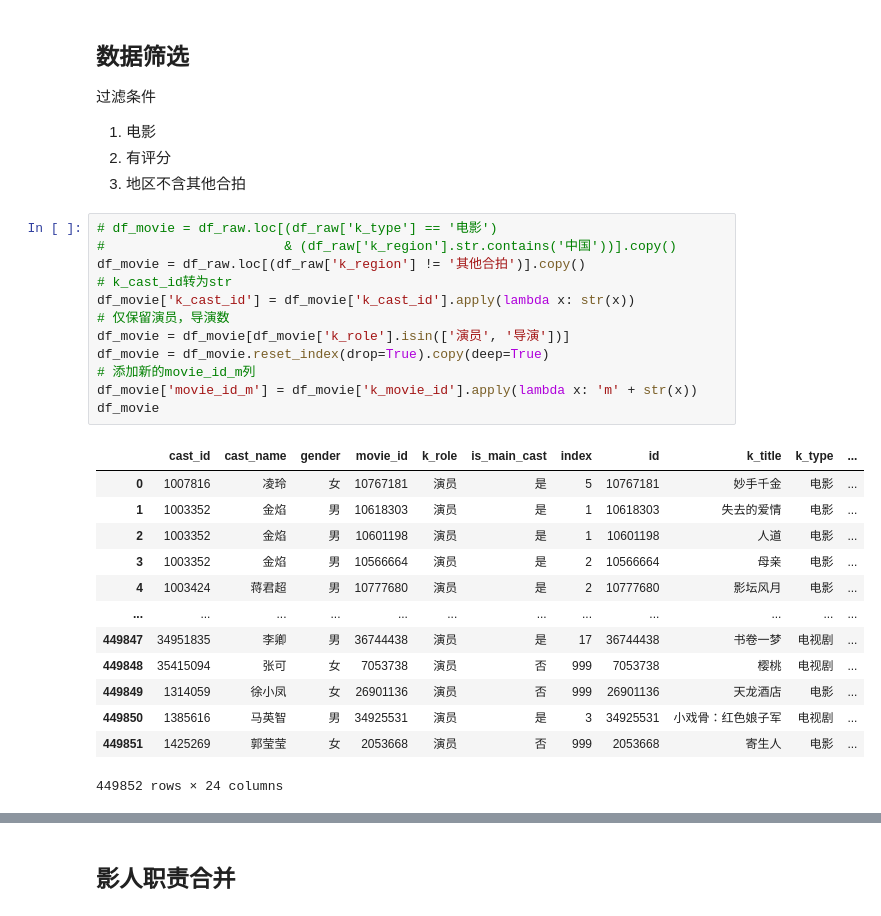
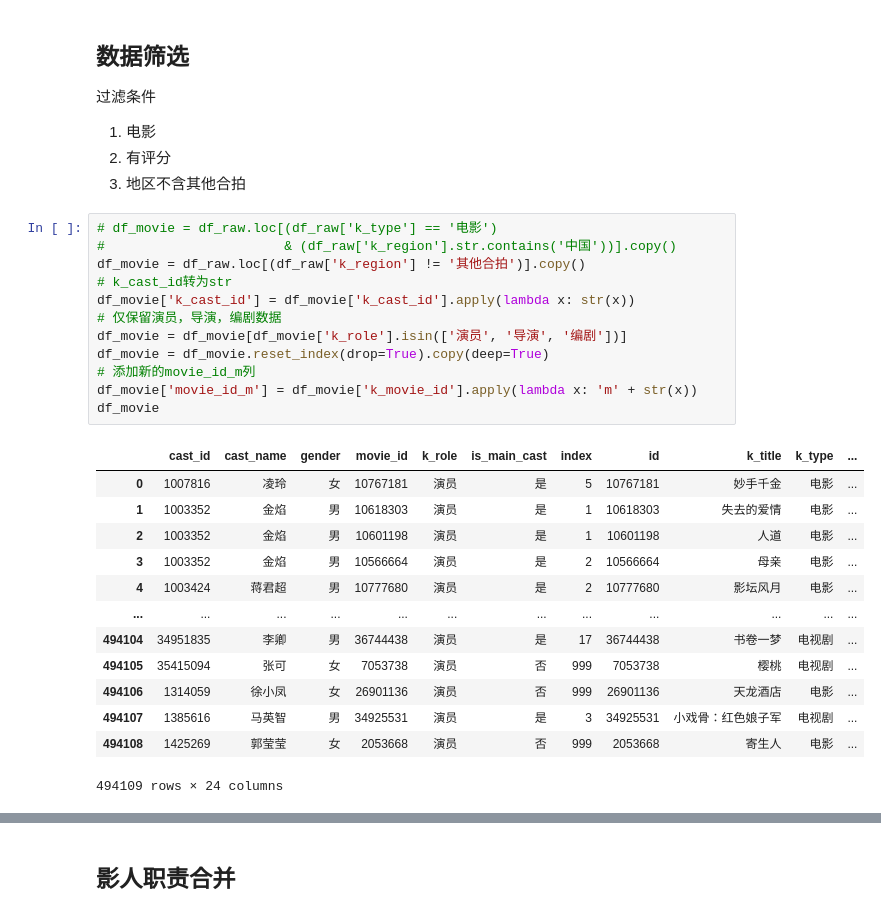
Before and after one commit to Kofi-W/net_charts, a Jupyter notebook: cast/data/data_process.ipynb, the cells around one changed output, grey strips where cells are left out. Cells and saved outputs as stored; diff of their text form.

```diff
--- a/cast/data/data_process.ipynb
+++ b/cast/data/data_process.ipynb
@@ -34,29 +36,29 @@ df_raw.head()
 # %%
 # df_movie = df_raw.loc[(df_raw['k_type'] == '电影')
 #                       & (df_raw['k_region'].str.contains('中国'))].copy()
 df_movie = df_raw.loc[(df_raw['k_region'] != '其他合拍')].copy()
 # k_cast_id转为str
 df_movie['k_cast_id'] = df_movie['k_cast_id'].apply(lambda x: str(x))
-# 仅保留演员，导演数
-df_movie = df_movie[df_movie['k_role'].isin(['演员', '导演'])]
+# 仅保留演员，导演，编剧数据
+df_movie = df_movie[df_movie['k_role'].isin(['演员', '导演', '编剧'])]
 df_movie = df_movie.reset_index(drop=True).copy(deep=True)
 # 添加新的movie_id_m列
 df_movie['movie_id_m'] = df_movie['k_movie_id'].apply(lambda x: 'm' + str(x))
 df_movie
 # %% [output]
 |  | cast_id | cast_name | gender | movie_id | k_role | is_main_cast | index | id | k_title | k_type | ... |
 | 0 | 1007816 | 凌玲 | 女 | 10767181 | 演员 | 是 | 5 | 10767181 | 妙手千金 | 电影 | ... |
 | 1 | 1003352 | 金焰 | 男 | 10618303 | 演员 | 是 | 1 | 10618303 | 失去的爱情 | 电影 | ... |
 | 2 | 1003352 | 金焰 | 男 | 10601198 | 演员 | 是 | 1 | 10601198 | 人道 | 电影 | ... |
 | 3 | 1003352 | 金焰 | 男 | 10566664 | 演员 | 是 | 2 | 10566664 | 母亲 | 电影 | ... |
 | 4 | 1003424 | 蒋君超 | 男 | 10777680 | 演员 | 是 | 2 | 10777680 | 影坛风月 | 电影 | ... |
 | ... | ... | ... | ... | ... | ... | ... | ... | ... | ... | ... | ... |
-| 449847 | 34951835 | 李卿 | 男 | 36744438 | 演员 | 是 | 17 | 36744438 | 书卷一梦 | 电视剧 | ... |
-| 449848 | 35415094 | 张可 | 女 | 7053738 | 演员 | 否 | 999 | 7053738 | 樱桃 | 电视剧 | ... |
-| 449849 | 1314059 | 徐小凤 | 女 | 26901136 | 演员 | 否 | 999 | 26901136 | 天龙酒店 | 电影 | ... |
-| 449850 | 1385616 | 马英智 | 男 | 34925531 | 演员 | 是 | 3 | 34925531 | 小戏骨：红色娘子军 | 电视剧 | ... |
-| 449851 | 1425269 | 郭莹莹 | 女 | 2053668 | 演员 | 否 | 999 | 2053668 | 寄生人 | 电影 | ... |
+| 494104 | 34951835 | 李卿 | 男 | 36744438 | 演员 | 是 | 17 | 36744438 | 书卷一梦 | 电视剧 | ... |
+| 494105 | 35415094 | 张可 | 女 | 7053738 | 演员 | 否 | 999 | 7053738 | 樱桃 | 电视剧 | ... |
+| 494106 | 1314059 | 徐小凤 | 女 | 26901136 | 演员 | 否 | 999 | 26901136 | 天龙酒店 | 电影 | ... |
+| 494107 | 1385616 | 马英智 | 男 | 34925531 | 演员 | 是 | 3 | 34925531 | 小戏骨：红色娘子军 | 电视剧 | ... |
+| 494108 | 1425269 | 郭莹莹 | 女 | 2053668 | 演员 | 否 | 999 | 2053668 | 寄生人 | 电影 | ... |
-449852 rows × 24 columns
+494109 rows × 24 columns
 # %%
 df_movie[df_movie['k_title'] == '让子弹飞']
 # %% [output]
```
Also changed, not shown: parts of 13 cells of this notebook, 15 other files.
